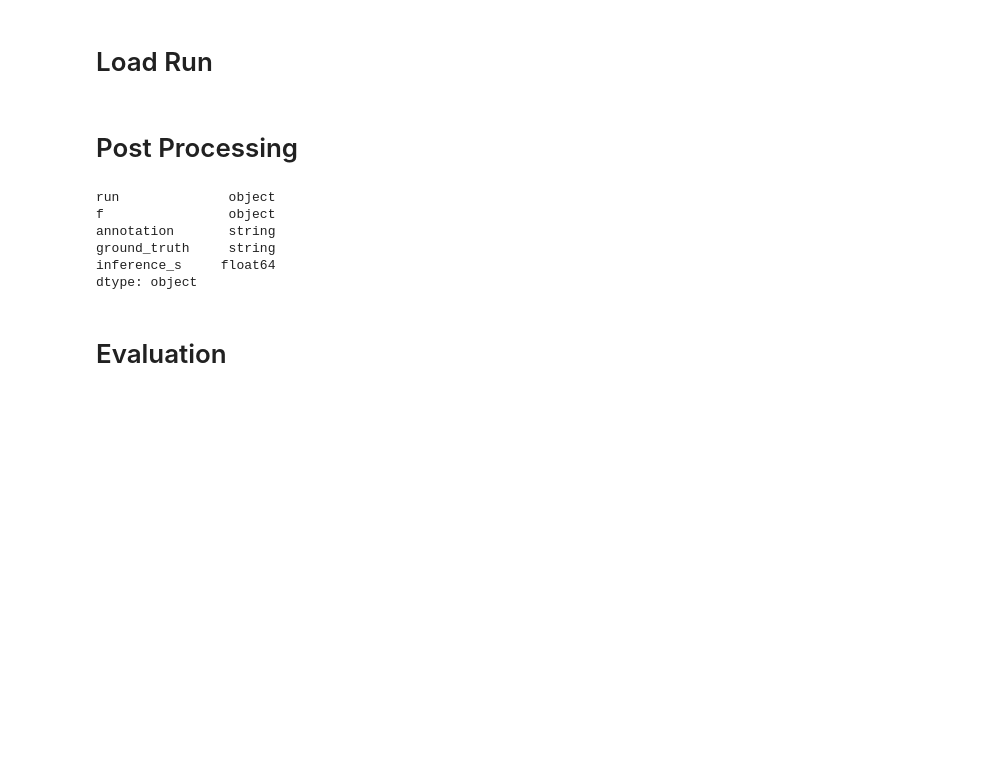
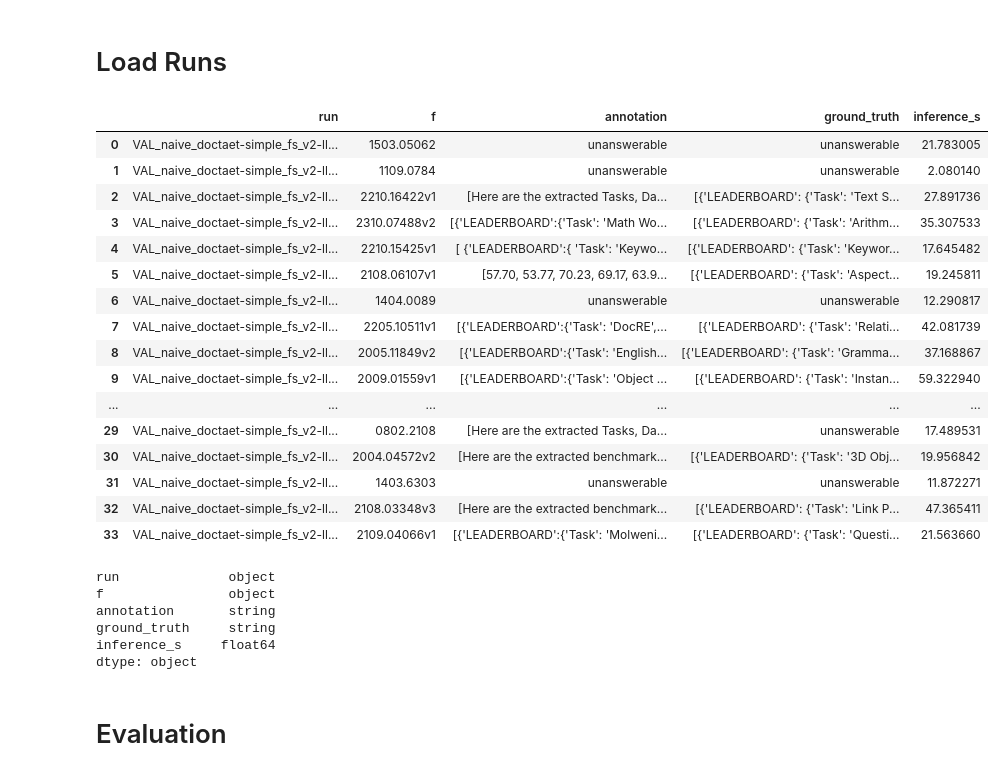
Before and after one commit to urbanlutz/nlp2024_ClefTask4SOTA, a Jupyter notebook: evaluation.ipynb, the cells around one changed output. Saved outputs shown, nothing was run; the diff lists cells and outputs as text; code cells hidden in the pictures; blank space fills up the shorter version.

```diff
--- a/evaluation.ipynb
+++ b/evaluation.ipynb
@@ -12,38 +9,62 @@ The autoreload extension is already loaded. To reload it, use:
 # %% [markdown]
-# Load Run
+# Load Runs
 # %%
 import pandas as pd
 
 runs = [
     "VAL_naive_doctaet-simple_zs-mistralaiMistral7BInstructv03-20240611-095123",
     "VAL_naive_doctaet-simple_fs-mistralaiMistral7BInstructv03-20240611-102154",
     "VAL_naive_doctaet-simple_zs-googlegemma7bit-20240611-130659",
     "VAL_naive_doctaet-simple_fs-googlegemma7bit-20240611-133609",
     "VAL_llama3_70b_fewshot_optimized02-20240531-105142",
     "VAL_llama3_8b_few_shot_template_initial-20240604-125136",
     "VAL_naive_doctaet-simple_zs-llama38b-20240611-212642",
     "VAL_naive_doctaet-simple_fs-llama38b-20240611-213146",
     "VAL_naive_doctaet-simple_zs-gemma7b-20240612-073229",
     "VAL_naive_doctaet-simple_fs-gemma7b-20240612-073907",
     "VAL_naive_doctaet-simple_zs-mistral7b-20240612-074427",
     "VAL_naive_doctaet-simple_fs-mistral7b-20240612-075256",
     "VAL_naive_doctaet-simple_zs-llama370b-20240612-083003",
     "VAL_naive_doctaet-simple_fs-llama370b-20240612-085839",
-
+    "VAL_naive_doctaet-simple_fs_v2-llama370b-20240612-121227",
 ]
 
 # Top runs on Test:
 # - TEST_llama3_70b_fewshot_initial-20240601-211554
 dfs = []
 
 for run in runs:
     path = f"results/{run}/df.feather"
 
     df = pd.read_feather(path)
     try:
         df = df.rename({"annontation": "annotation"}, axis=1) # typo in early versions
     except:
         pass
     dfs.append(df)
+from src.content_extraction import format
+
+# Some older runs might not be in the right format -> format function is idempotent
+for df in dfs:
+    df["annotation"] = df["annotation"].apply(format)
+    df["annotation"] = df["annotation"].astype(pd.StringDtype())
+    df["ground_truth"] = df["ground_truth"].astype(pd.StringDtype())
+dfs[-1]
+# %% [output]
+|  | run | f | annotation | ground_truth | inference_s |
+| 0 | VAL_naive_doctaet-simple_fs_v2-ll... | 1503.05062 | unanswerable | unanswerable | 21.783005 |
+| 1 | VAL_naive_doctaet-simple_fs_v2-ll... | 1109.0784 | unanswerable | unanswerable | 2.080140 |
+| 2 | VAL_naive_doctaet-simple_fs_v2-ll... | 2210.16422v1 | [Here are the extracted Tasks, Da... | [{'LEADERBOARD': {'Task': 'Text S... | 27.891736 |
+| 3 | VAL_naive_doctaet-simple_fs_v2-ll... | 2310.07488v2 | [{'LEADERBOARD':{'Task': 'Math Wo... | [{'LEADERBOARD': {'Task': 'Arithm... | 35.307533 |
+| 4 | VAL_naive_doctaet-simple_fs_v2-ll... | 2210.15425v1 | [ {'LEADERBOARD':{ 'Task': 'Keywo... | [{'LEADERBOARD': {'Task': 'Keywor... | 17.645482 |
+| 5 | VAL_naive_doctaet-simple_fs_v2-ll... | 2108.06107v1 | [57.70, 53.77, 70.23, 69.17, 63.9... | [{'LEADERBOARD': {'Task': 'Aspect... | 19.245811 |
+| 6 | VAL_naive_doctaet-simple_fs_v2-ll... | 1404.0089 | unanswerable | unanswerable | 12.290817 |
+| 7 | VAL_naive_doctaet-simple_fs_v2-ll... | 2205.10511v1 | [{'LEADERBOARD':{'Task': 'DocRE',... | [{'LEADERBOARD': {'Task': 'Relati... | 42.081739 |
+| 8 | VAL_naive_doctaet-simple_fs_v2-ll... | 2005.11849v2 | [{'LEADERBOARD':{'Task': 'English... | [{'LEADERBOARD': {'Task': 'Gramma... | 37.168867 |
+| 9 | VAL_naive_doctaet-simple_fs_v2-ll... | 2009.01559v1 | [{'LEADERBOARD':{'Task': 'Object ... | [{'LEADERBOARD': {'Task': 'Instan... | 59.322940 |
+| ... | ... | ... | ... | ... | ... |
+| 29 | VAL_naive_doctaet-simple_fs_v2-ll... | 0802.2108 | [Here are the extracted Tasks, Da... | unanswerable | 17.489531 |
+| 30 | VAL_naive_doctaet-simple_fs_v2-ll... | 2004.04572v2 | [Here are the extracted benchmark... | [{'LEADERBOARD': {'Task': '3D Obj... | 19.956842 |
+| 31 | VAL_naive_doctaet-simple_fs_v2-ll... | 1403.6303 | unanswerable | unanswerable | 11.872271 |
+| 32 | VAL_naive_doctaet-simple_fs_v2-ll... | 2108.03348v3 | [Here are the extracted benchmark... | [{'LEADERBOARD': {'Task': 'Link P... | 47.365411 |
+| 33 | VAL_naive_doctaet-simple_fs_v2-ll... | 2109.04066v1 | [{'LEADERBOARD':{'Task': 'Molweni... | [{'LEADERBOARD': {'Task': 'Questi... | 21.563660 |
-# %% [markdown]
-# Post Processing
@@ -58,12 +71,12 @@ for df in dfs:
-# %%
-df.dtypes
-# %% [output]
-run              object
-f                object
-annotation       string
-ground_truth     string
-inference_s     float64
-dtype: object
+# %%
+dfs[-1].dtypes
+# %% [output]
+run              object
+f                object
+annotation       string
+ground_truth     string
+inference_s     float64
+dtype: object
 # %% [markdown]
 # Evaluation
 # %%
```
Also changed, not shown: parts of 7 cells of this notebook, 1 other file.
